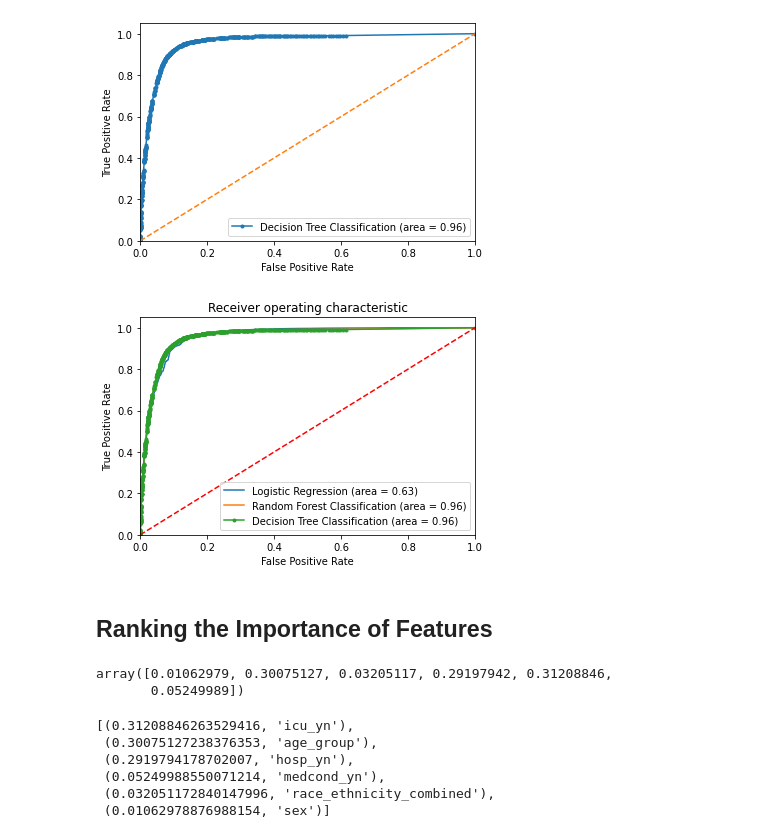
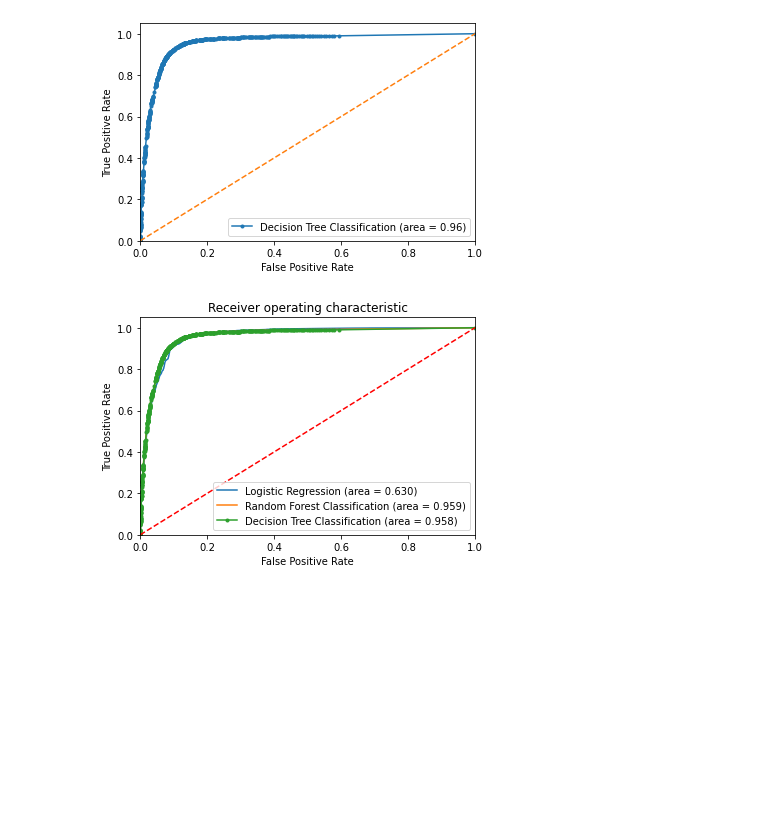
Before and after one commit to hariniv22/Covid_19_Data_Analysis, a Jupyter notebook: End-to-End_code.ipynb, the cells around one changed output. Drawn from its saved outputs; the diff is of its cells as text; code cells hidden in the pictures; blank space fills up the shorter version.

```diff
--- a/End-to-End_code.ipynb
+++ b/End-to-End_code.ipynb
@@ -700,35 +748,16 @@ plt.show()
 # %%
 # The receiver operating characteristic (ROC) for Logistic regression, Random Forest and Decision Tree
 plt.figure()
-plt.plot(fpr_logit, tpr_logit, label='Logistic Regression (area = %0.2f)' % logit_roc_auc)
-plt.plot(fpr, tpr, label='Random Forest Classification (area = %0.2f)' % rf_auc)
-plt.plot(fp_tree, tp_tree, marker='.', label='Decision Tree Classification (area = %0.2f)' % tree_auc)
+plt.plot(fpr_logit, tpr_logit, label='Logistic Regression (area = %0.3f)' % logit_roc_auc)
+plt.plot(fpr, tpr, label='Random Forest Classification (area = %0.3f)' % rf_auc)
+plt.plot(fp_tree, tp_tree, marker='.', label='Decision Tree Classification (area = %0.3f)' % tree_auc)
 plt.plot([0, 1], [0, 1],'r--')
 plt.xlim([0.0, 1.0])
 plt.ylim([0.0, 1.05])
 plt.xlabel('False Positive Rate')
 plt.ylabel('True Positive Rate')
 plt.title('Receiver operating characteristic')
 plt.legend(loc="lower right")
 plt.show()
 # %% [output]
-[figure, old version]
+[figure, new version]
-# %% [markdown]
-## Ranking the Importance of Features
-# %%
-# Calculate feature importance in the Random Forest model.
-importances = rf_model.feature_importances_
-importances
-# %% [output]
-array([0.01062979, 0.30075127, 0.03205117, 0.29197942, 0.31208846,
-       0.05249989])
-# %%
-# We can sort the features by their importance.
-sorted(zip(rf_model.feature_importances_, X.columns), reverse=True)
-# %% [output]
-[(0.31208846263529416, 'icu_yn'),
- (0.30075127238376353, 'age_group'),
- (0.2919794178702007, 'hosp_yn'),
- (0.05249988550071214, 'medcond_yn'),
- (0.032051172840147996, 'race_ethnicity_combined'),
- (0.01062978876988154, 'sex')]
```
Also changed, not shown: parts of 22 cells of this notebook.
